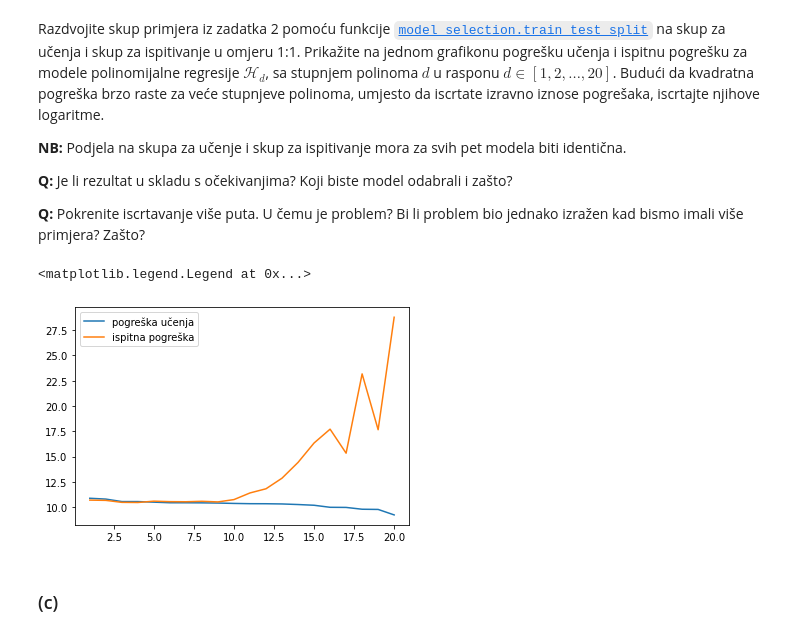
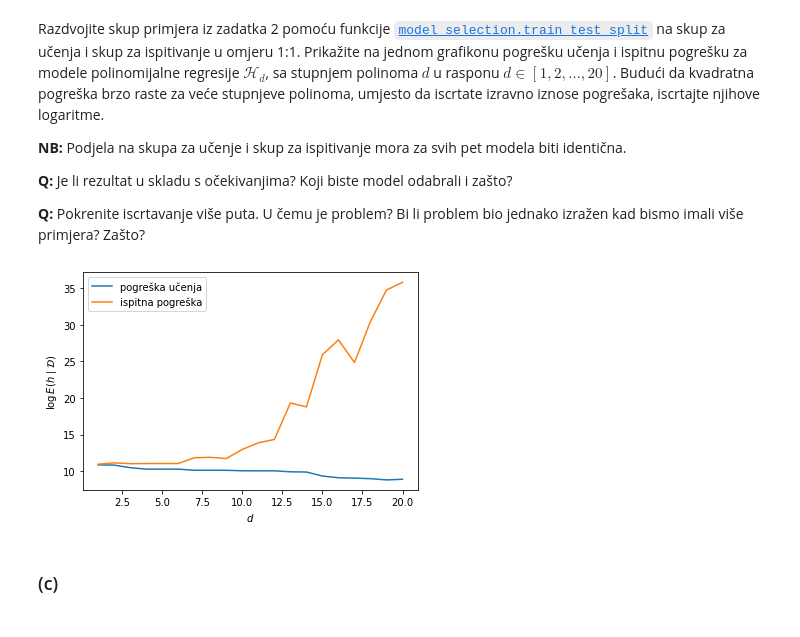
Before and after one commit to tomislavbjelcic/fer-tomislav, a Jupyter notebook: semestar_7/strojno/lab/SU1-2021-03-04-Regresija.ipynb, the cells around one changed output. Saved outputs shown, nothing was run; the diff lists cells and outputs as text; code cells hidden in the pictures.

```diff
--- a/semestar_7/strojno/lab/SU1-2021-03-04-Regresija.ipynb
+++ b/semestar_7/strojno/lab/SU1-2021-03-04-Regresija.ipynb
@@ -197,16 +197,17 @@ poly_regression.fit(phi_poly, y_gen)
 # linearan model
 def h(x, model):
     return model.predict(x)
-x1_h = make_instances(-5,5,100) #tocke za potrebe plotanje hipoteze
-x1_h_flattened = x1_h.flatten() #potrebno za plotanje jer treba nam 1D polje
+
+x1_h = make_instances(-5,5,1000) #tocke za potrebe plotanje hipoteze
 x_h = poly_feat_deg3.fit_transform(x1_h) #iste tocke samo transformirane u polinomne znacajke
 
 y_h = h(x_h, poly_regression)
-plt.plot(x1_h_flattened, y_h, c="r", label="h (x)")
+plt.plot(x1_h, y_h, c="r", label="h (x)")
 plt.legend(loc="best")
 
 plt.scatter(D_unlabeled, y_gen)
 
 y_pred = poly_regression.predict(phi_poly)
 print("Pogreška učenja: {}".format(mean_squared_error(y_gen, y_pred)))
+plt.show()
 # %% [output]
@@ -224,11 +225,11 @@ Na skupu podataka iz zadatka 2 trenirajte pet modela linearne regresije $\mathca
 # Vaš kôd ovdje
 
 d_list = [1, 3, 5, 10, 20]
-colors = ['r', 'g', 'y', 'm', 'c']
+colors = "rgymc"
 plt.scatter(D_unlabeled, y_gen)
 for d, color in zip(d_list, colors):
-    x_h = PolynomialFeatures(degree=d, include_bias=False).fit_transform(x1_h)
     poly_feat = PolynomialFeatures(degree=d, include_bias=False)
+    x_h = poly_feat.fit_transform(x1_h)
     X_poly = poly_feat.fit_transform(D_unlabeled)
     poly_reg = LinearRegression()
 
@@ -238,6 +239,7 @@ for d, color in zip(d_list, colors):
     print("Srednja kvadratna pogreška učenja za stupanj polinoma {}: {}".format(d, mse))
 
     y_h = h(x_h, poly_reg)
-    plt.plot(x1_h_flattened, y_h, c=color, label="d = {}".format(d))
+    plt.plot(x1_h, y_h, c=color, label="d = {}".format(d))
 plt.legend(loc="best")
+plt.show()
 # %% [output]
@@ -261,31 +262,31 @@ Razdvojite skup primjera iz zadatka 2 pomoću funkcije [`model_selection.train_t
 # %%
 from sklearn.model_selection import train_test_split
 # Vaš kôd ovdje
 d_list = [d for d in range(1,21)]
-data_train, data_test = train_test_split(D_unlabeled, train_size=0.5)
-y_true_train = make_labels(data_train, f, noise=stddev)
-y_true_test = make_labels(data_test, f, noise=stddev)
+data_train, data_test, y_true_train, y_true_test = train_test_split(D_unlabeled, y_gen, train_size=0.5)
 log_train_errors, log_test_errors = [], []
 for d in d_list:
-    poly_feat = PolynomialFeatures(degree=d)
+    poly_feat = PolynomialFeatures(degree=d, include_bias=False)
     X_poly_train = poly_feat.fit_transform(data_train)
     X_poly_test = poly_feat.fit_transform(data_test)
     poly_reg = LinearRegression()
     poly_reg.fit(X_poly_train, y_true_train)
 
     y_pred_train = poly_reg.predict(X_poly_train)
     y_pred_test = poly_reg.predict(X_poly_test)
     mse_train = mean_squared_error(y_true_train, y_pred_train)
     mse_test = mean_squared_error(y_true_test, y_pred_test)
     log_train_errors.append(np.log(mse_train))
     log_test_errors.append(np.log(mse_test))
 
 plt.plot(d_list, log_train_errors, label="pogreška učenja")
 plt.plot(d_list, log_test_errors, label="ispitna pogreška")
+plt.xlabel("$d$")
+plt.ylabel("$\\log{E \\left(h \\mid \\mathcal{D}\\right)}$")
 plt.legend(loc="best")
+plt.show()
 # %% [output]
-<matplotlib.legend.Legend at 0x...>
-[figure, old version]
+[figure, new version]
 # %% [markdown]
 ### (c)
 # %% [markdown]
```
Also changed, not shown: parts of 7 cells of this notebook.
